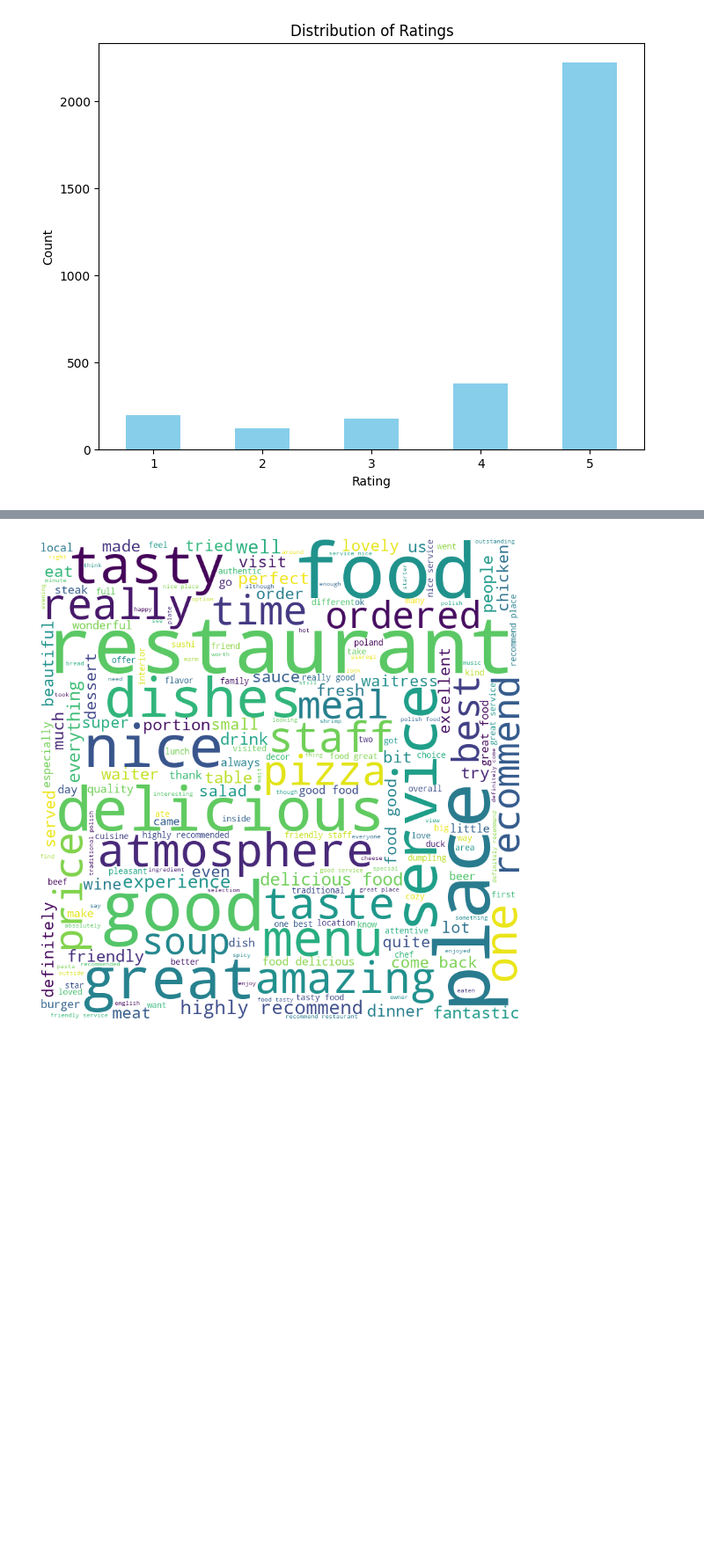
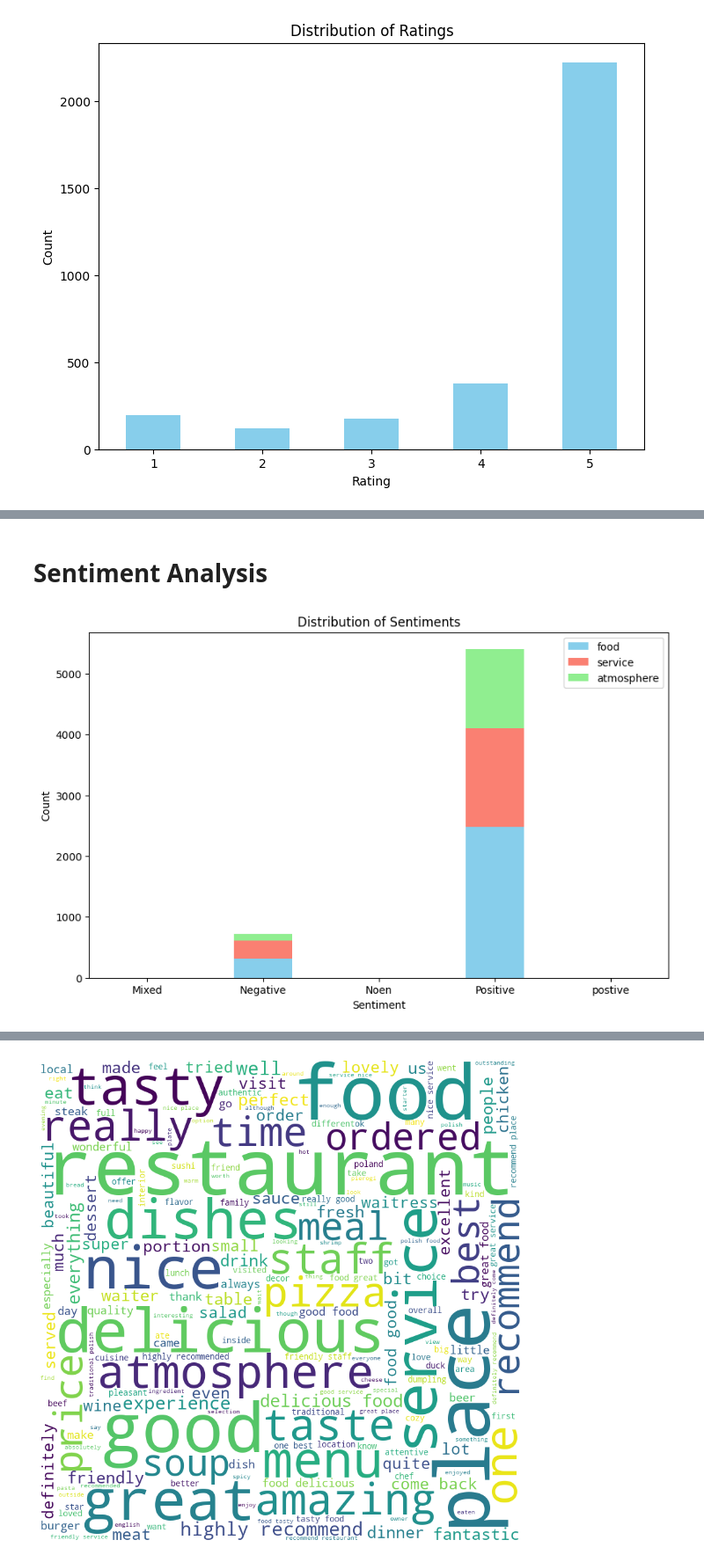
Before and after one commit to SebastianPilch/Data_Mining, a Jupyter notebook: Notebooks/EDA.ipynb, the cells around one changed output, grey strips where cells are left out. Shown at 88% size. Cells and saved outputs as stored; diff of their text form; code cells hidden in the pictures; blank space fills up the shorter version.

```diff
--- a/Notebooks/EDA.ipynb
+++ b/Notebooks/EDA.ipynb
@@ -27,0 +62,13 @@ plt.show()
+# %% [markdown]
+# Sentiment Analysis
+# %%
+# Plot sentiment distribution
+sentiment_distribution = df[['food', 'service', 'atmosphere']].apply(pd.value_counts)
+sentiment_distribution.plot(kind='bar', stacked=True, color=['skyblue', 'salmon', 'lightgreen'], figsize=(10, 6))
+plt.title('Distribution of Sentiments')
+plt.xlabel('Sentiment')
+plt.ylabel('Count')
+plt.xticks(rotation=0)
+plt.show()
+# %% [output]
+[figure, added]
```
Also changed, not shown: parts of 12 cells of this notebook.
